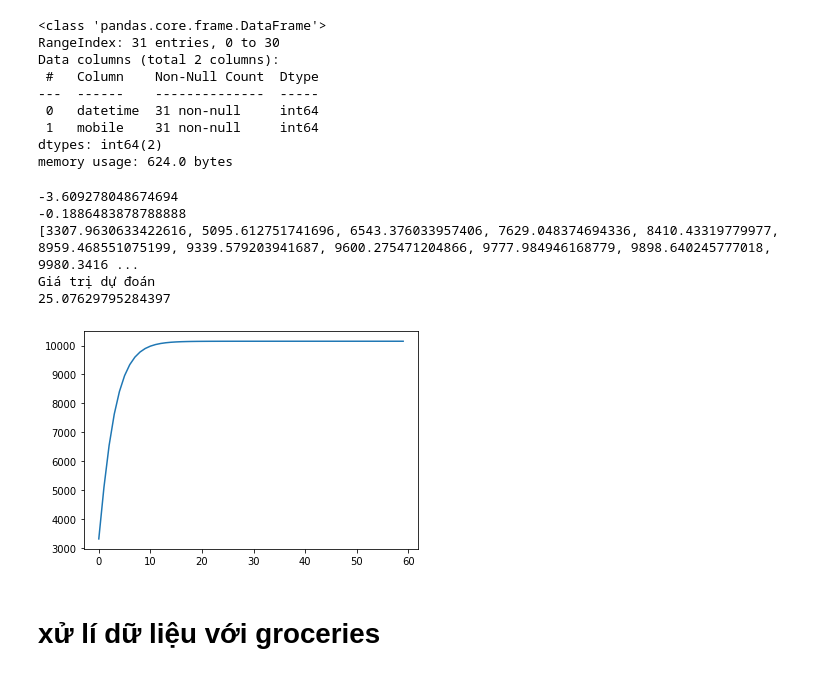
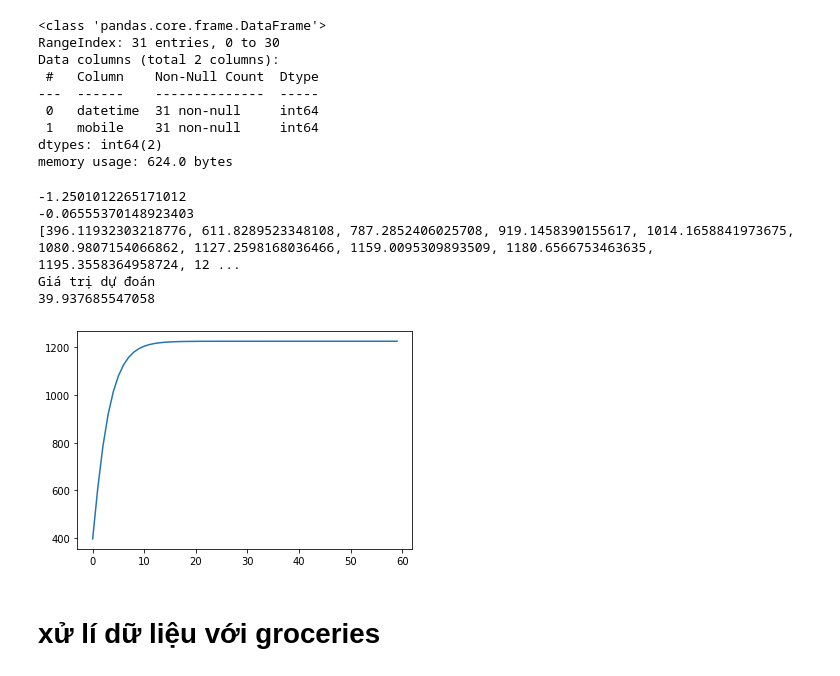
Before and after one commit to Master-Snack/IUH-sales-guess, a Jupyter notebook: Mini-iuh-1.ipynb, the cells around one changed output. Saved outputs shown, nothing was run; the diff lists cells and outputs as text; code cells hidden in the pictures.

```diff
--- a/Mini-iuh-1.ipynb
+++ b/Mini-iuh-1.ipynb
@@ -357,40 +357,40 @@ def cost_function(X, y, m, b): # đưa các tham số của hàm số mất mát
     return error/n
 
 def update(X, y, m, b, learning_rate): # đạo hàm của linear regression
     n = len(X)
     m_update = 0.0
     b_update = 0.0
     for i in range(n):
         m_update += -2*X[i]*(y[i] - (X[i]*m + b))
         b_update += -2*(y[i] - (X[i]*m + b))
     m = (m_update/n)*learning_rate
     b = (b_update/n)*learning_rate
     return m, b
 
 def train(X, y, m, b, learning_rate, iter):
     cost_hist = []
     for i in range(iter):
         m , b = update(X, y, m, b, learning_rate)
         cost = cost_function(X, y, m, b)
         cost_hist.append(cost)
     return m ,b, cost_hist
-m , b, cost = train(X, y, 0.03, 0.0014, 0.001, 60)
+m , b, cost = train(X, y, 0.03, 0.0076, 0.001, 60)
 print(m)
 print(b)
 print(cost)
 print("Giá trị dự đoán")
-print(equation(-7, m, b))
+print(equation(-32, m, b))
 
 solanlap = [i for i in range(60)]
 plt.plot(solanlap, cost)
 plt.show()
 # %% [output]
--3.609278048674694
--0.1886483878788888
-[3307.9630633422616, 5095.612751741696, 6543.376033957406, 7629.048374694336, 8410.43319779977, 8959.468551075199, 9339.579203941687, 9600.275471204866, 9777.984946168779, 9898.640245777018, 9980.3416 ...
+-1.2501012265171012
+-0.06555370148923403
+[396.11932303218776, 611.8289523348108, 787.2852406025708, 919.1458390155617, 1014.1658841973675, 1080.9807154066862, 1127.2598168036466, 1159.0095309893509, 1180.6566753463635, 1195.3558364958724, 12 ...
 Giá trị dự đoán
-25.07629795284397
+39.937685547058
-[figure, old version]
+[figure, new version]
 # %% [markdown]
 # xử lí dữ liệu với groceries
 # %%
```
Also changed, not shown: parts of 3 cells of this notebook.
